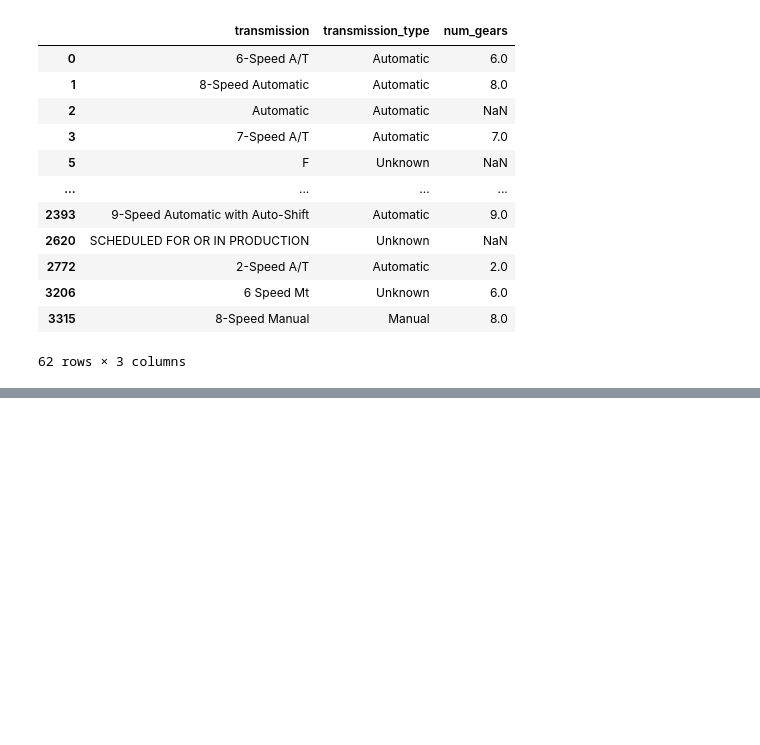
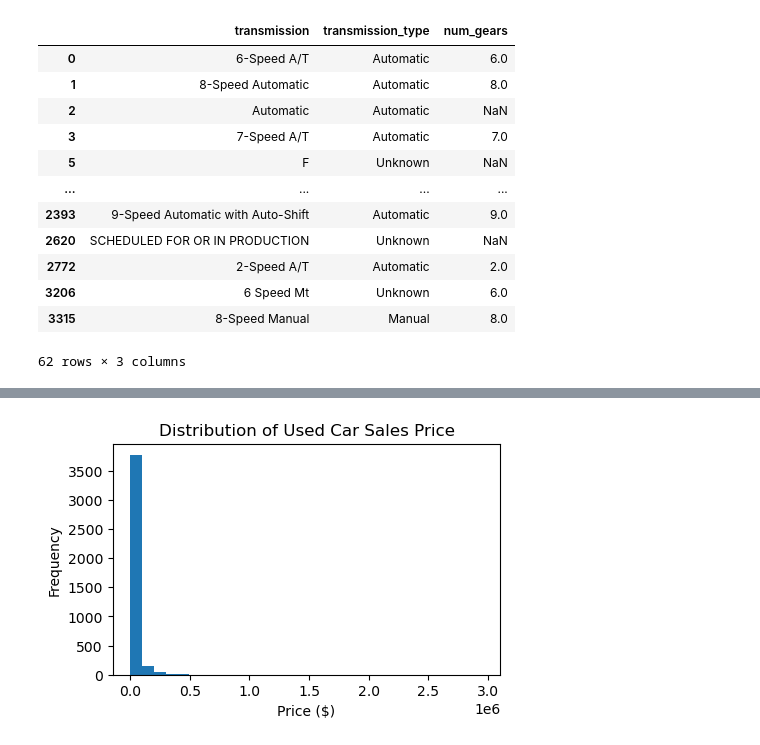
Before and after one commit to lshiyu4210/used_car_price_prediction, a Jupyter notebook: midterm.ipynb, the cells around one changed output, grey strips where cells are left out. Drawn from its saved outputs; the diff is of its cells as text; code cells hidden in the pictures; blank space fills up the shorter version.

```diff
--- a/midterm.ipynb
+++ b/midterm.ipynb
@@ -134,2 +167,6 @@ Column: price, Data type: int64
 Column: transmission_type, Data type: object
 Column: num_gears, Data type: float64
+# %%
+# Describe the target variable "sales price"
+sales_price = used_car['price']
+sales_price.describe()
@@ -135,0 +183,12 @@ Column: num_gears, Data type: float64
+# %%
+import matplotlib.pyplot as plt
+
+# Histogram of sales_price
+plt.figure(figsize=(5,3))
+plt.hist(sales_price, bins=30, edgecolor='black')
+plt.title("Distribution of Used Car Sales Price")
+plt.xlabel("Price ($)")
+plt.ylabel("Frequency")
+plt.show()
+# %% [output]
+[figure, added]
```
Also changed, not shown: parts of 14 cells of this notebook.
